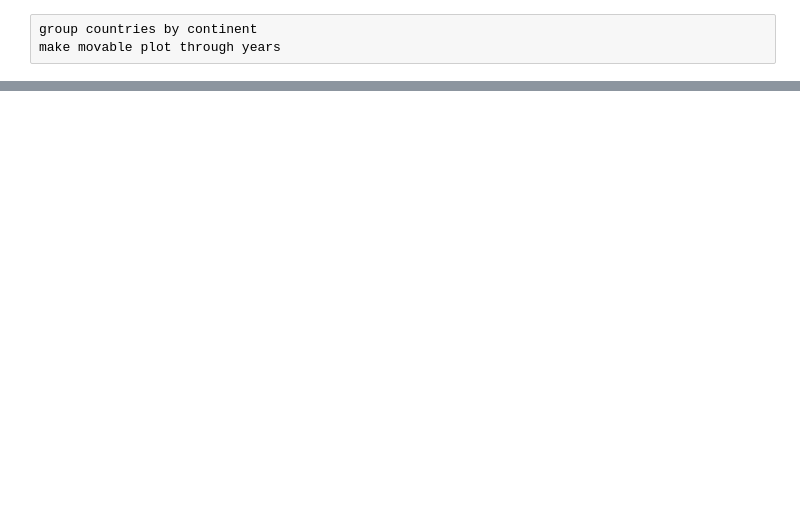
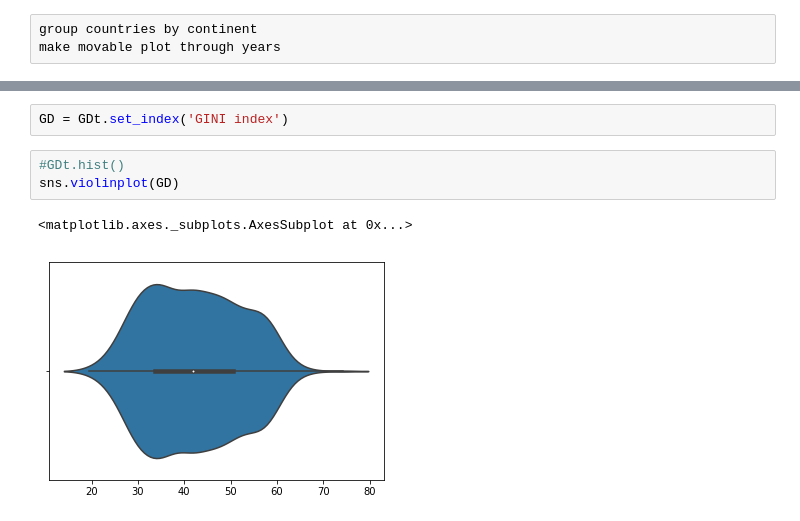
Before and after one commit to maniaclogic/income_disparities, a Jupyter notebook: income_dis/Income_disparities.ipynb, the cells around one changed output, grey strips where cells are left out. Saved outputs shown, nothing was run; the diff lists cells and outputs as text; blank space fills up the shorter version.

```diff
--- a/income_dis/Income_disparities.ipynb
+++ b/income_dis/Income_disparities.ipynb
@@ -87,0 +155,8 @@ GD_list
+# %%
+GD = GDt.set_index('GINI index')
+# %%
+#GDt.hist()
+sns.violinplot(GD)
+# %% [output]
+<matplotlib.axes._subplots.AxesSubplot at 0x...>
+[figure, added]
```
Also changed, not shown: parts of 16 cells of this notebook.
